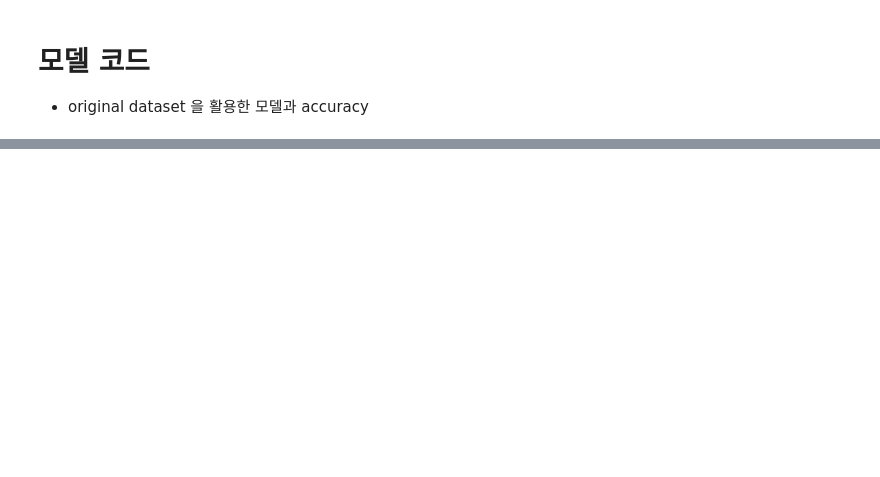
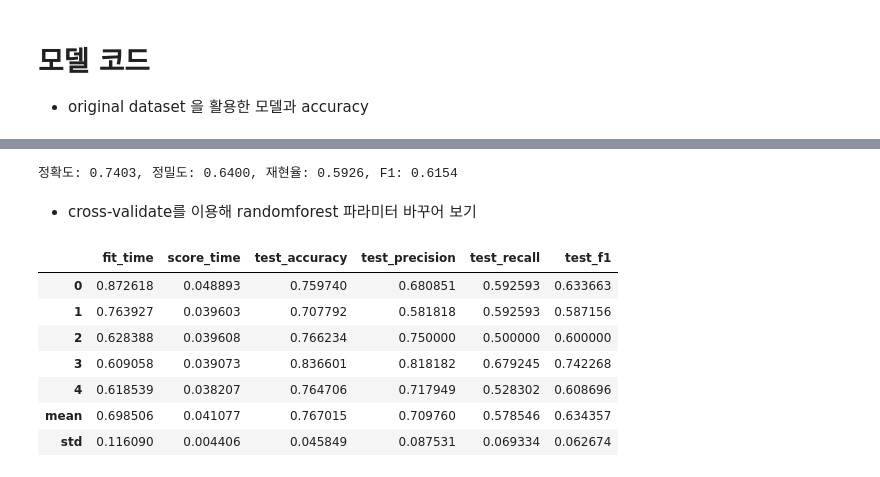
Before and after one commit to deeptudy/kaggle-pima_indians_diabetes, a Jupyter notebook: main.ipynb, the cells around one changed output, grey strips where cells are left out. Cells and saved outputs as stored; diff of their text form; code cells hidden in the pictures; blank space fills up the shorter version.

```diff
--- a/main.ipynb
+++ b/main.ipynb
@@ -438,0 +478,5 @@ weighted avg       0.79      0.78      0.78        77
+# %%
+param_grid = {'n_neighbors':np.arange(1,50)}
+knn = KNeighborsClassifier()
+knn_cv= GridSearchCV(knn,param_grid,cv=5)
+knn_cv.fit(X,y)
@@ -438,0 +541,27 @@ weighted avg       0.79      0.78      0.78        77
+# %%
+accuracy = accuracy_score(y_test, pred)
+precision = precision_score(y_test, pred)
+recall = recall_score(y_test, pred)
+f1 = f1_score(y_test, pred)
+
+print(f"정확도: {accuracy:.4f}, 정밀도: {precision:.4f}, 재현율: {recall:.4f}, F1: {f1:.4f}")
+# %% [output]
+정확도: 0.7403, 정밀도: 0.6400, 재현율: 0.5926, F1: 0.6154
+# %% [markdown]
+- cross-validate를 이용해 randomforest 파라미터 바꾸어 보기
+# %%
+scoring = ['accuracy', 'precision', 'recall', 'f1']
+clf = RandomForestClassifier(n_estimators=300, max_depth=8, random_state=2023)
+scores = cross_validate(clf, X, y, scoring=scoring, cv=5)
+
+scores_df = pd.DataFrame(scores)
+pd.concat([scores_df, scores_df.apply(['mean', 'std'])]) # NaN
+# %% [output]
+|  | fit_time | score_time | test_accuracy | test_precision | test_recall | test_f1 |
+| 0 | 0.872618 | 0.048893 | 0.759740 | 0.680851 | 0.592593 | 0.633663 |
+| 1 | 0.763927 | 0.039603 | 0.707792 | 0.581818 | 0.592593 | 0.587156 |
+| 2 | 0.628388 | 0.039608 | 0.766234 | 0.750000 | 0.500000 | 0.600000 |
+| 3 | 0.609058 | 0.039073 | 0.836601 | 0.818182 | 0.679245 | 0.742268 |
+| 4 | 0.618539 | 0.038207 | 0.764706 | 0.717949 | 0.528302 | 0.608696 |
+| mean | 0.698506 | 0.041077 | 0.767015 | 0.709760 | 0.578546 | 0.634357 |
+| std | 0.116090 | 0.004406 | 0.045849 | 0.087531 | 0.069334 | 0.062674 |
```
Also changed, not shown: parts of 25 cells of this notebook, 1 other file.
